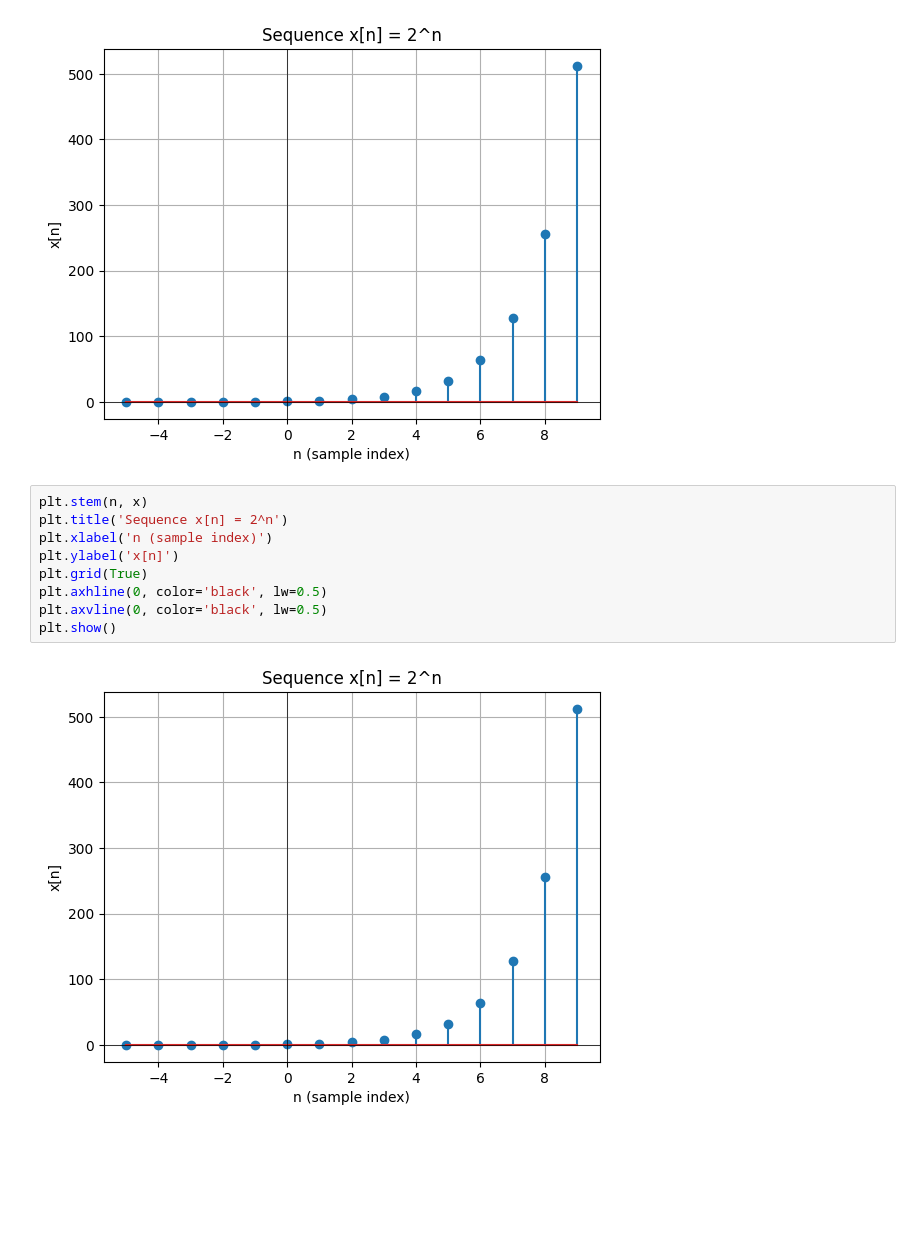
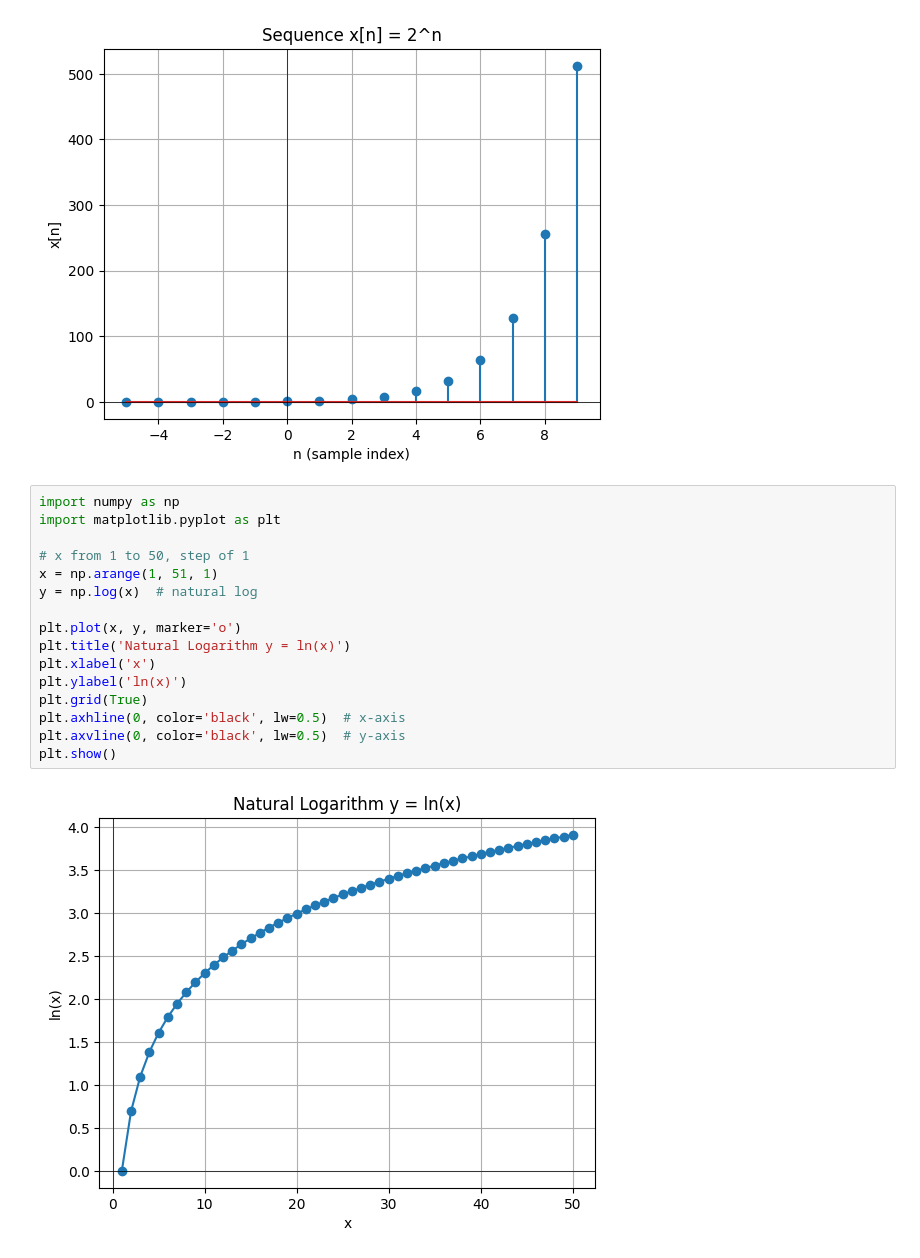
Before and after one commit to oscarbryan-magtibay/dspCPE4A2526, a Jupyter notebook: dspPython/activity.ipynb, the cells around one changed output. Saved outputs shown, nothing was run; the diff lists cells and outputs as text; blank space fills up the shorter version.

```diff
--- a/dspPython/activity.ipynb
+++ b/dspPython/activity.ipynb
@@ -23,13 +23,20 @@ plt.show()
 # %% [output]
 [figure]
 # %%
-plt.stem(n, x)
-plt.title('Sequence x[n] = 2^n')
-plt.xlabel('n (sample index)')
-plt.ylabel('x[n]')
+import numpy as np
+import matplotlib.pyplot as plt
+
+# x from 1 to 50, step of 1
+x = np.arange(1, 51, 1)
+y = np.log(x)  # natural log
+
+plt.plot(x, y, marker='o')
+plt.title('Natural Logarithm y = ln(x)')
+plt.xlabel('x')
+plt.ylabel('ln(x)')
 plt.grid(True)
-plt.axhline(0, color='black', lw=0.5)
-plt.axvline(0, color='black', lw=0.5)
+plt.axhline(0, color='black', lw=0.5)  # x-axis
+plt.axvline(0, color='black', lw=0.5)  # y-axis
 plt.show()
 # %% [output]
-[figure, old version]
+[figure, new version]
```
